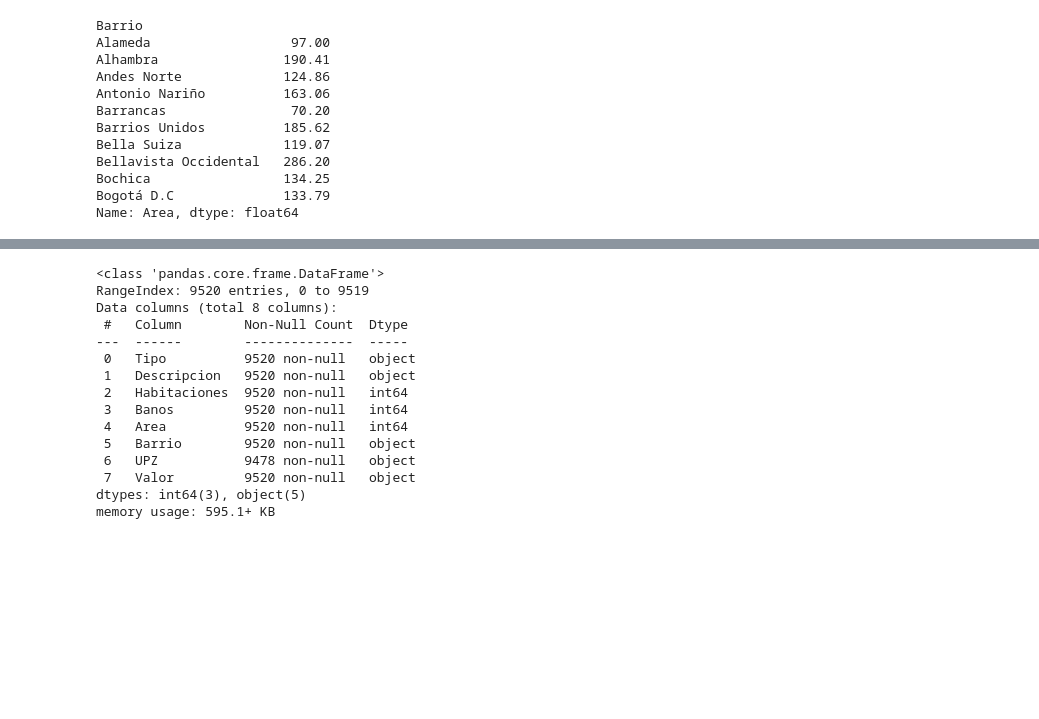
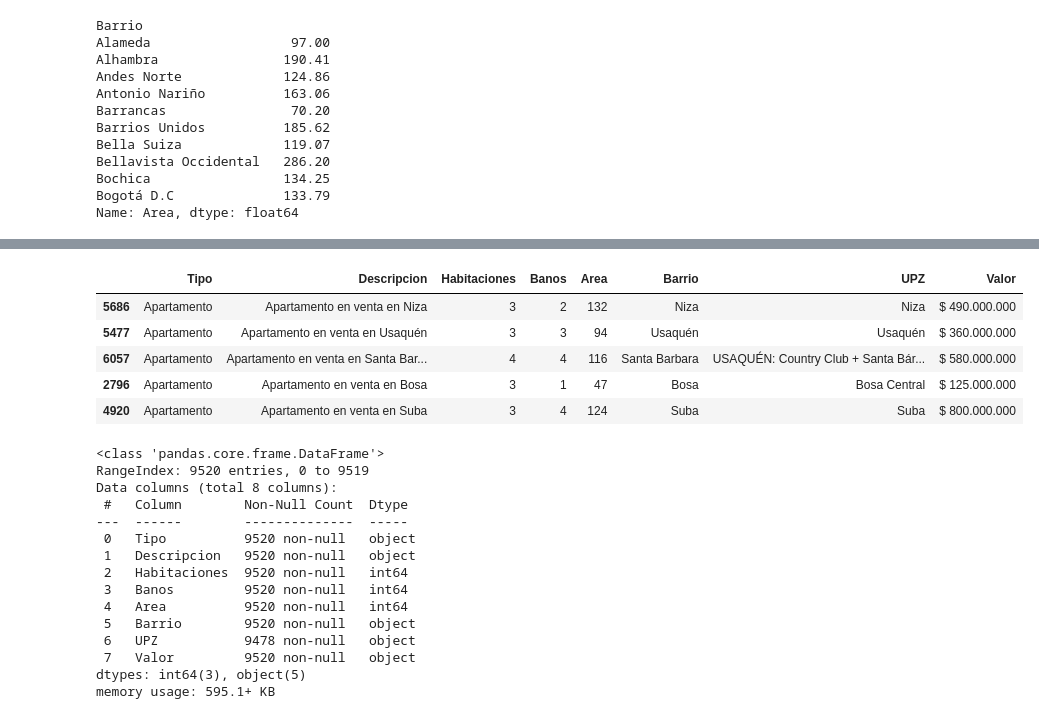
Before and after one commit to PromFer084/InmersionEnDatos, a Jupyter notebook: InmersionEnDatosAula1.ipynb, the cells around one changed output, grey strips where cells are left out. Saved outputs shown, nothing was run; the diff lists cells and outputs as text; code cells hidden in the pictures; blank space fills up the shorter version.

```diff
--- a/InmersionEnDatosAula1.ipynb
+++ b/InmersionEnDatosAula1.ipynb
@@ -253,3 +270,12 @@ datos.head(10).plot.bar()
+# %%
+inmuebles.sample(5)
+# %% [output]
+|  | Tipo | Descripcion | Habitaciones | Banos | Area | Barrio | UPZ | Valor |
+| 5686 | Apartamento | Apartamento en venta en Niza | 3 | 2 | 132 | Niza | Niza | $ 490.000.000 |
+| 5477 | Apartamento | Apartamento en venta en Usaquén | 3 | 3 | 94 | Usaquén | Usaquén | $ 360.000.000 |
+| 6057 | Apartamento | Apartamento en venta en Santa Bar... | 4 | 4 | 116 | Santa Barbara | USAQUÉN: Country Club + Santa Bár... | $ 580.000.000 |
+| 2796 | Apartamento | Apartamento en venta en Bosa | 3 | 1 | 47 | Bosa | Bosa Central | $ 125.000.000 |
+| 4920 | Apartamento | Apartamento en venta en Suba | 3 | 4 | 124 | Suba | Suba | $ 800.000.000 |
 # %%
 inmuebles.info()
 # %% [output]
```
Also changed, not shown: parts of 14 cells of this notebook.
